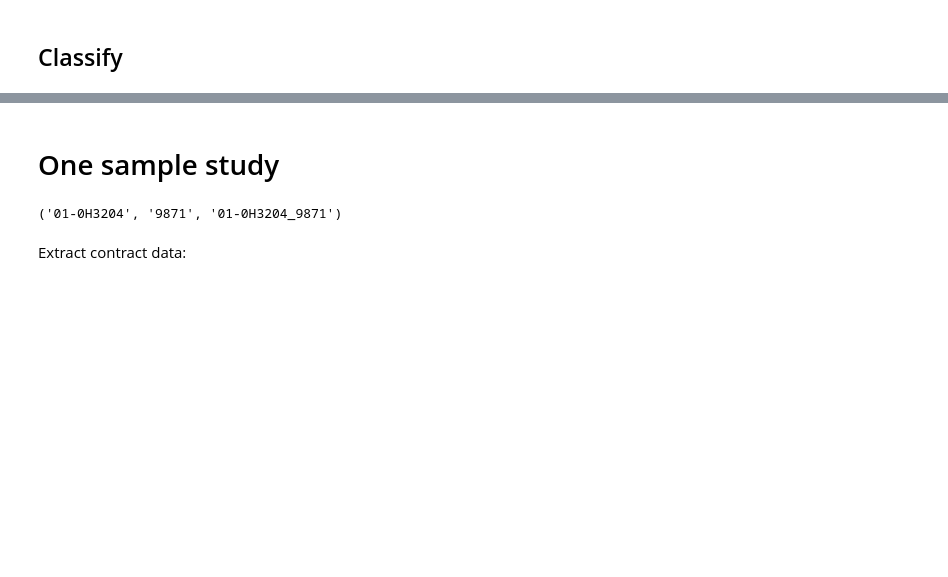
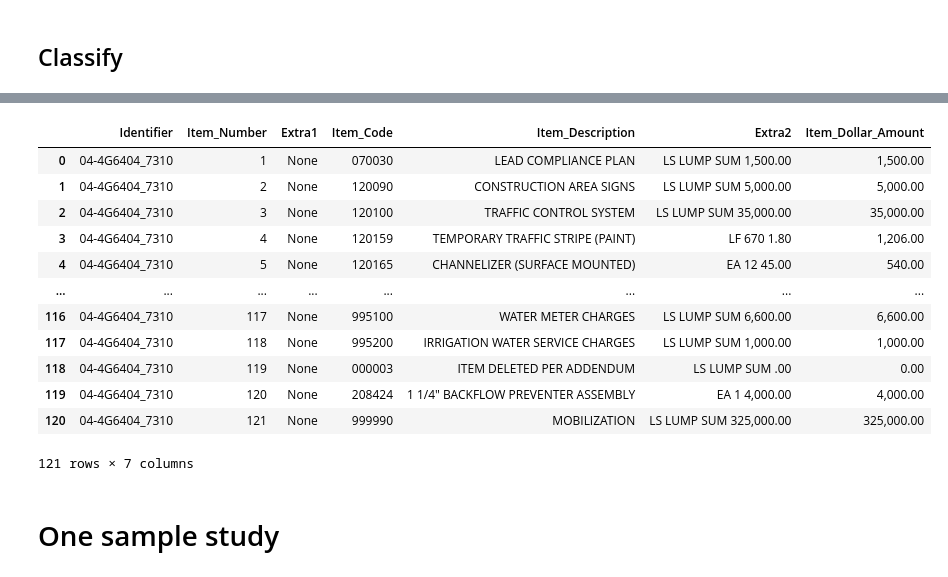
Before and after one commit to nesaboz/caltrans_data_extraction, a Jupyter notebook: test_main.ipynb, the cells around one changed output, grey strips where cells are left out. Drawn from its saved outputs; the diff is of its cells as text; code cells hidden in the pictures; blank space fills up the shorter version.

```diff
--- a/test_main.ipynb
+++ b/test_main.ipynb
@@ -22,3 +89,21 @@ cbd.get_rows()
+# %%
+lid = LineItemData(c)
+lid.extract()
+lid.df
+# %% [output]
+|  | Identifier | Item_Number | Extra1 | Item_Code | Item_Description | Extra2 | Item_Dollar_Amount |
+| 0 | 04-4G6404_7310 | 1 | None | 070030 | LEAD COMPLIANCE PLAN | LS LUMP SUM 1,500.00 | 1,500.00 |
+| 1 | 04-4G6404_7310 | 2 | None | 120090 | CONSTRUCTION AREA SIGNS | LS LUMP SUM 5,000.00 | 5,000.00 |
+| 2 | 04-4G6404_7310 | 3 | None | 120100 | TRAFFIC CONTROL SYSTEM | LS LUMP SUM 35,000.00 | 35,000.00 |
+| 3 | 04-4G6404_7310 | 4 | None | 120159 | TEMPORARY TRAFFIC STRIPE (PAINT) | LF 670 1.80 | 1,206.00 |
+| 4 | 04-4G6404_7310 | 5 | None | 120165 | CHANNELIZER (SURFACE MOUNTED) | EA 12 45.00 | 540.00 |
+| ... | ... | ... | ... | ... | ... | ... | ... |
+| 116 | 04-4G6404_7310 | 117 | None | 995100 | WATER METER CHARGES | LS LUMP SUM 6,600.00 | 6,600.00 |
+| 117 | 04-4G6404_7310 | 118 | None | 995200 | IRRIGATION WATER SERVICE CHARGES | LS LUMP SUM 1,000.00 | 1,000.00 |
+| 118 | 04-4G6404_7310 | 119 | None | 000003 | ITEM DELETED PER ADDENDUM | LS LUMP SUM .00 | 0.00 |
+| 119 | 04-4G6404_7310 | 120 | None | 208424 | 1 1/4" BACKFLOW PREVENTER ASSEMBLY | EA 1 4,000.00 | 4,000.00 |
+| 120 | 04-4G6404_7310 | 121 | None | 999990 | MOBILIZATION | LS LUMP SUM 325,000.00 | 325,000.00 |
+121 rows × 7 columns
 # %% [markdown]
 # One sample study
 # %%
@@ -38,6 +119,0 @@ file_contents = read_file(filepath)
-# %%
-contract_number_from_filename, tag, identifier
-# %% [output]
-('01-0H3204', '9871', '01-0H3204_9871')
-# %% [markdown]
-Extract contract data:
```
Also changed, not shown: parts of 21 cells of this notebook, 6 other files.
